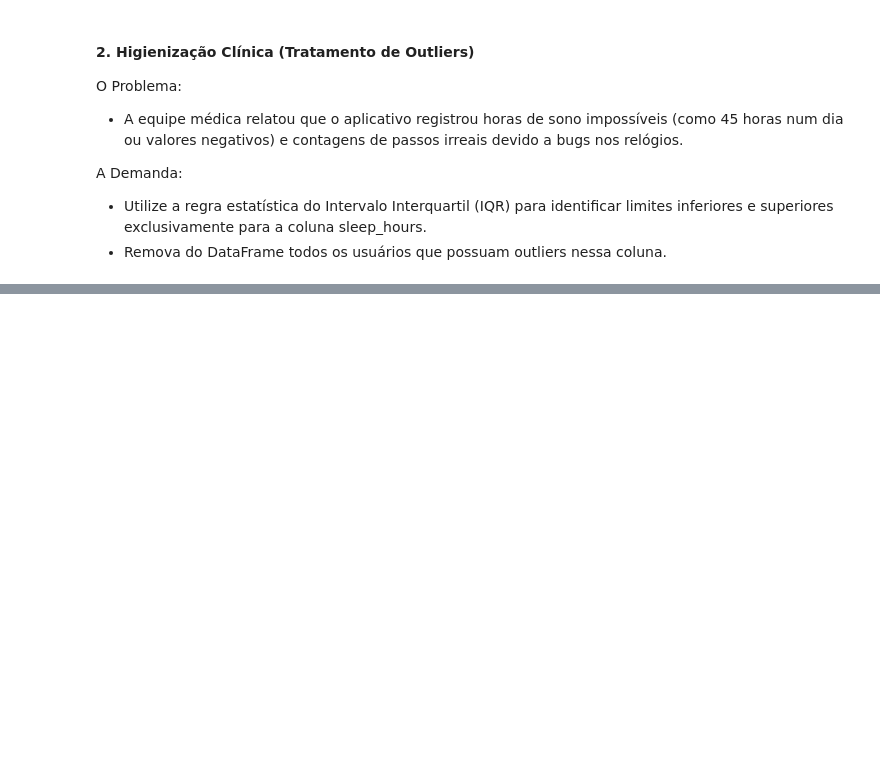
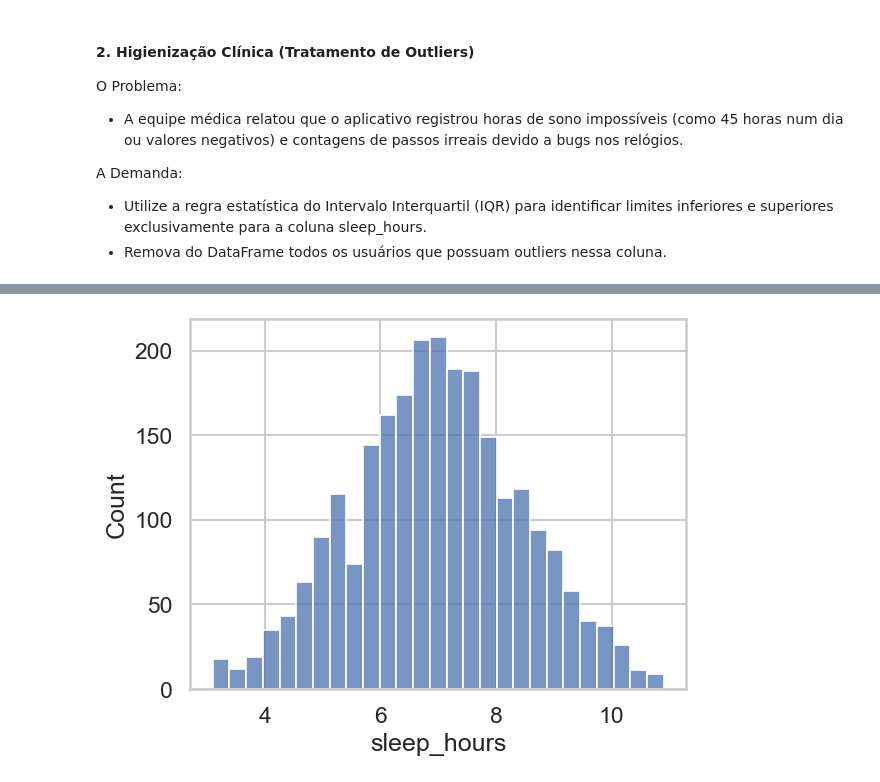
Before and after one commit to LeandroLDA/Data-Science-Exercises, a Jupyter notebook: FitTrack_EDA/fittrack_analise.ipynb, the cells around one changed output, grey strips where cells are left out. Drawn from its saved outputs; the diff is of its cells as text; code cells hidden in the pictures; blank space fills up the shorter version.

```diff
--- a/FitTrack_EDA/fittrack_analise.ipynb
+++ b/FitTrack_EDA/fittrack_analise.ipynb
@@ -151,0 +170,14 @@ A Demanda:
+# %%
+q2 = df_fit["sleep_hours"].quantile(0.25)
+q3 = df_fit["sleep_hours"].quantile(0.75)
+iqr = q3 - q2
+
+sup_lim = q3 + (1.5 * iqr)
+inf_lim = q2 - (1.5 * iqr)
+
+df_fit = df_fit[(df_fit["sleep_hours"] > inf_lim) & (df_fit["sleep_hours"] < sup_lim)]
+# %%
+sns.histplot(data = df_fit, x = "sleep_hours")
+plt.show()
+# %% [output]
+[figure, added]
```
Also changed, not shown: parts of 15 cells of this notebook.
